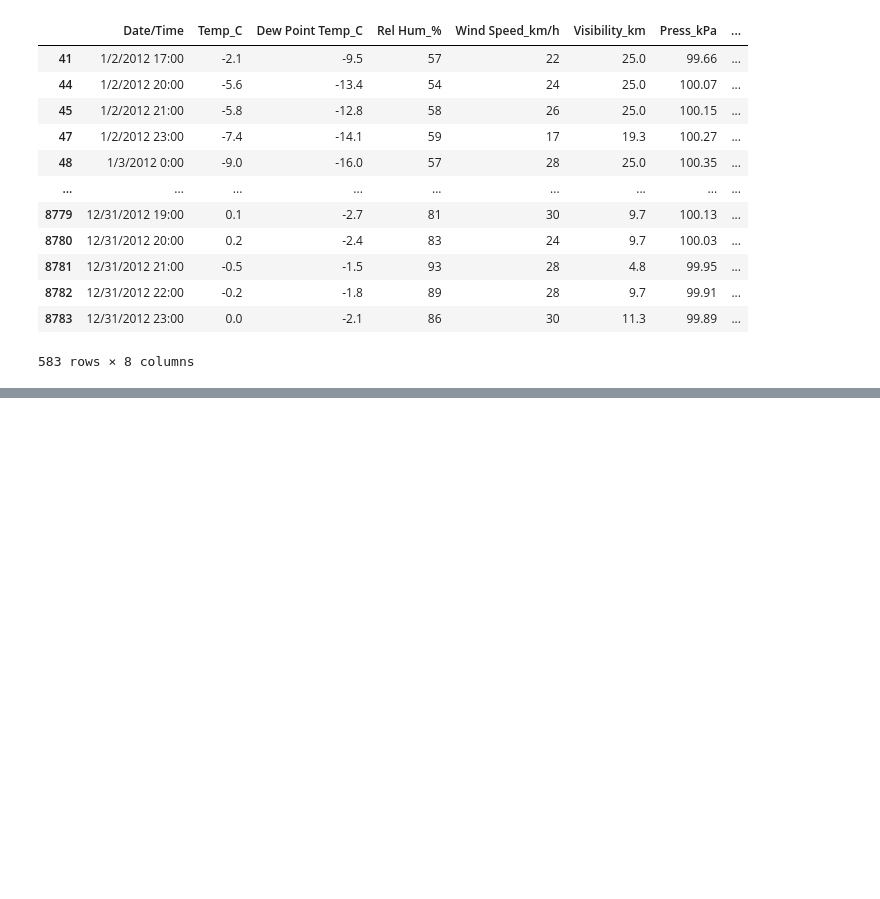
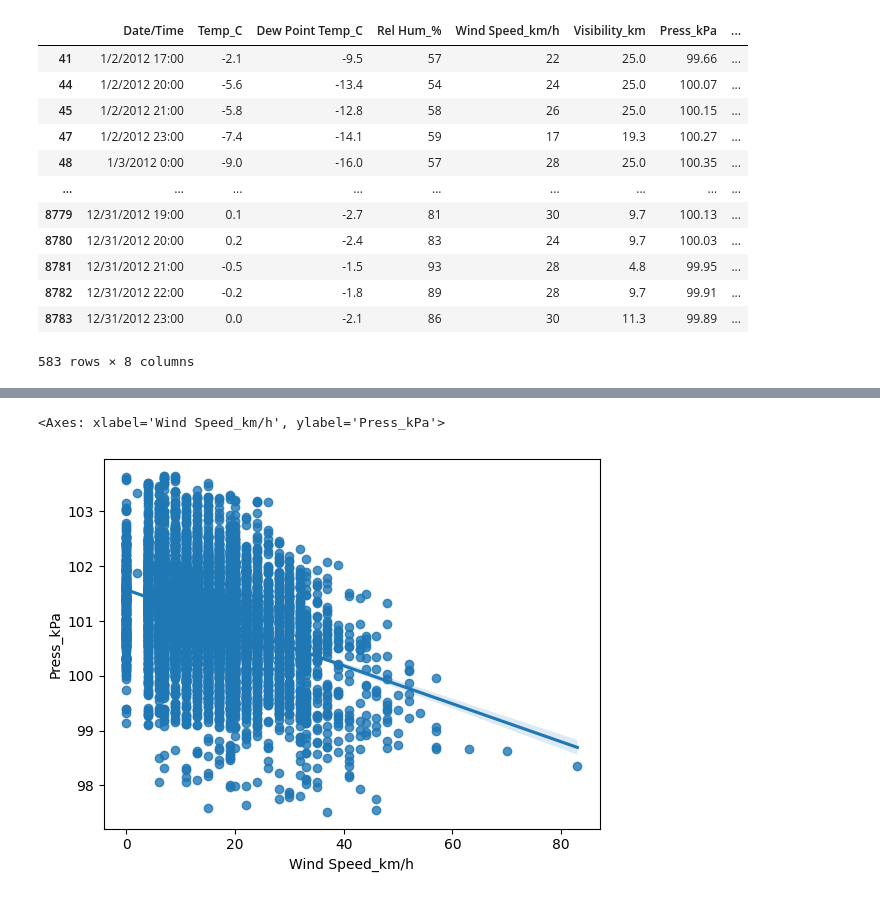
Before and after one commit to Carolajando/Weather-Data, a Jupyter notebook: Weather Data.ipynb, the cells around one changed output, grey strips where cells are left out. Saved outputs shown, nothing was run; the diff lists cells and outputs as text; code cells hidden in the pictures; blank space fills up the shorter version.

```diff
--- a/Weather Data.ipynb
+++ b/Weather Data.ipynb
@@ -290,0 +616,5 @@ data[data['Weather_Condition'].str.contains ('Snow')]
+# %%
+sns.regplot (x='Wind Speed_km/h', y= 'Press_kPa', data=df )
+# %% [output]
+<Axes: xlabel='Wind Speed_km/h', ylabel='Press_kPa'>
+[figure, added]
```
Also changed, not shown: parts of 76 cells of this notebook.
